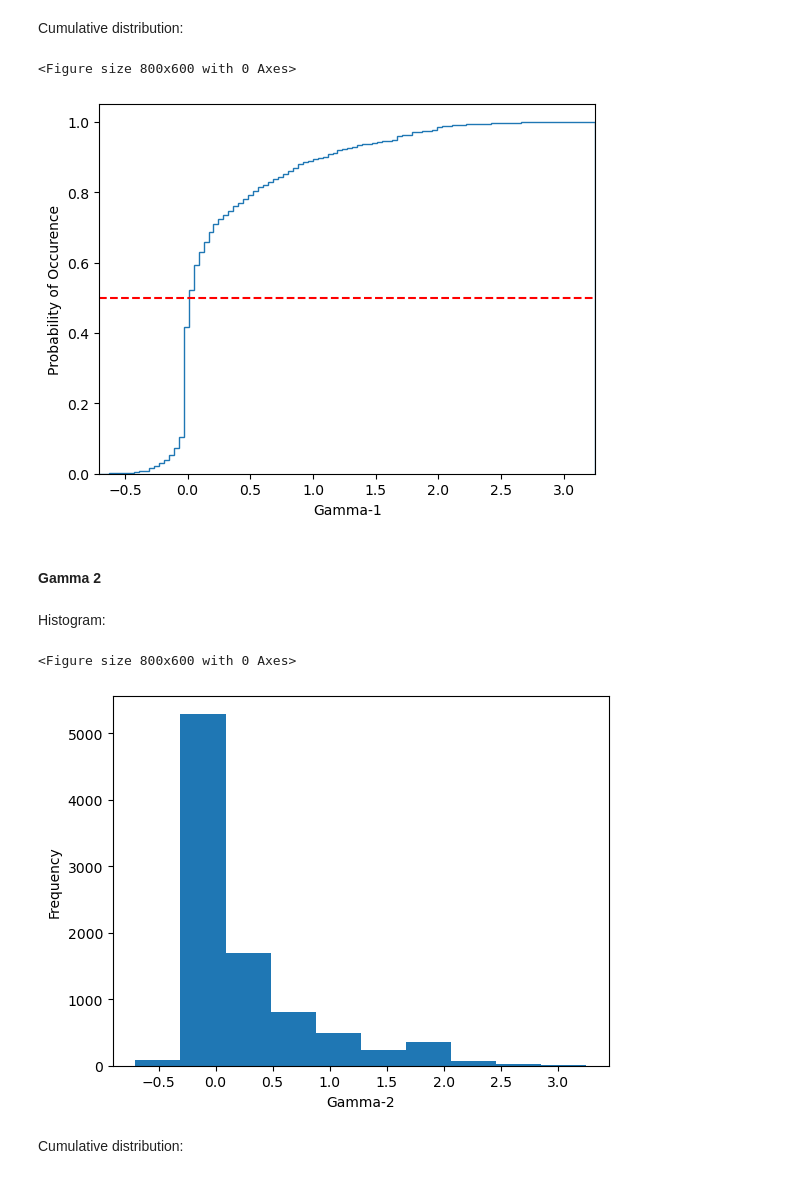
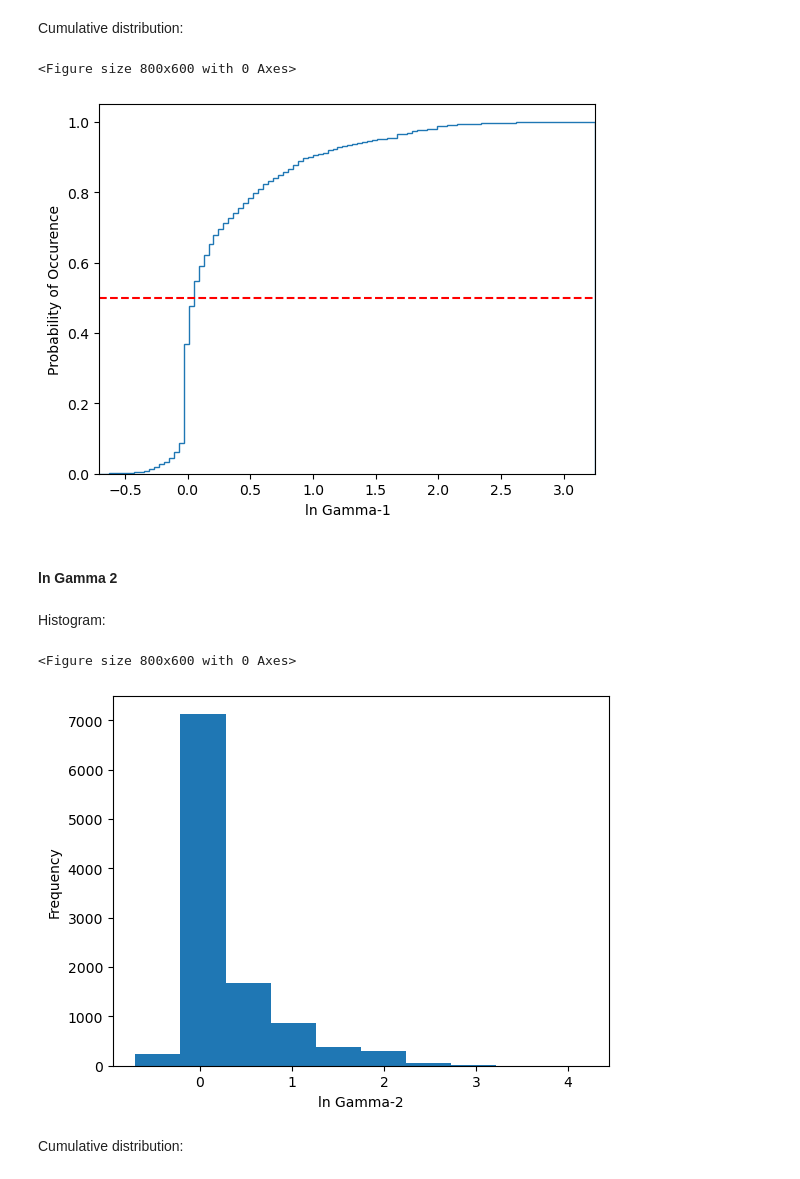
Before and after one commit to ThermoPhase-FCSRG/biofuels-sciml, a Jupyter notebook: notebooks/eda_systems.ipynb, the cells around one changed output. Drawn from its saved outputs; the diff is of its cells as text; code cells hidden in the pictures.

```diff
--- a/notebooks/eda_systems.ipynb
+++ b/notebooks/eda_systems.ipynb
@@ -106,40 +106,40 @@ Cumulative distribution:
 plt.figure(figsize=(8, 6))
 
 df_all_data_points.plot.hist(
-    column="gamma_1", bins=100, cumulative=True, density=True, histtype="step", legend=False
+    column="ln_gamma_1", bins=100, cumulative=True, density=True, histtype="step", legend=False
 )
 
 plt.hlines(
     y=0.5,
-    xmin=df_all_data_points.gamma_1.min(),
-    xmax=df_all_data_points.gamma_1.max(),
+    xmin=df_all_data_points.ln_gamma_1.min(),
+    xmax=df_all_data_points.ln_gamma_1.max(),
     colors="r",
     linestyles="--"
 )
 
-plt.xlim(df_all_data_points.gamma_1.min(), df_all_data_points.gamma_1.max())
+plt.xlim(df_all_data_points.ln_gamma_1.min(), df_all_data_points.ln_gamma_1.max())
 
-plt.xlabel("Gamma-1")
+plt.xlabel("ln Gamma-1")
 plt.ylabel("Probability of Occurence")
 
 plt.show()
 # %% [output]
 <Figure size 800x600 with 0 Axes>
-[figure, old version]
+[figure, new version]
 # %% [markdown]
-#### Gamma 2
+#### ln Gamma 2
 # %% [markdown]
 Histogram:
 # %%
 plt.figure(figsize=(8, 6))
 
-df_all_data_points.plot.hist(column="gamma_2", legend=False)
-plt.xlabel("Gamma-2")
+df_all_data_points.plot.hist(column="ln_gamma_2", legend=False)
+plt.xlabel("ln Gamma-2")
 
 plt.show()
 # %% [output]
 <Figure size 800x600 with 0 Axes>
-[figure, old version]
+[figure, new version]
 # %% [markdown]
 Cumulative distribution:
 # %%
```
Also changed, not shown: parts of 19 cells of this notebook, 8 other files.
